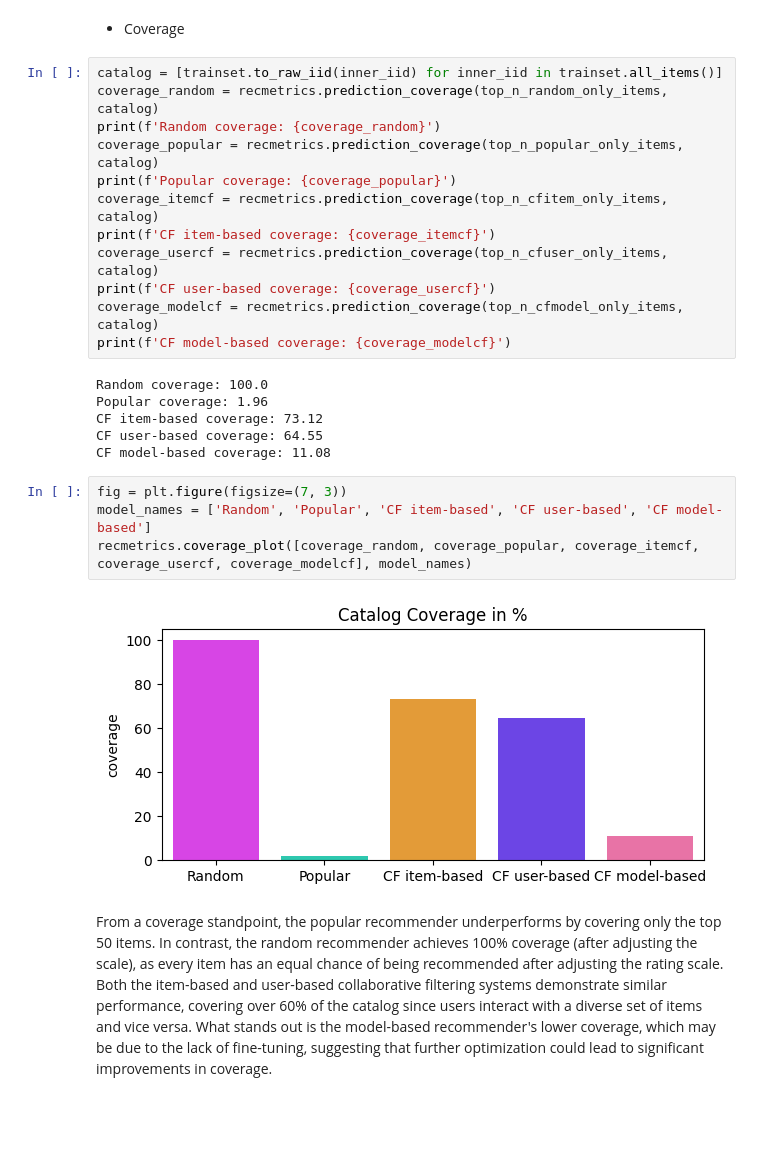
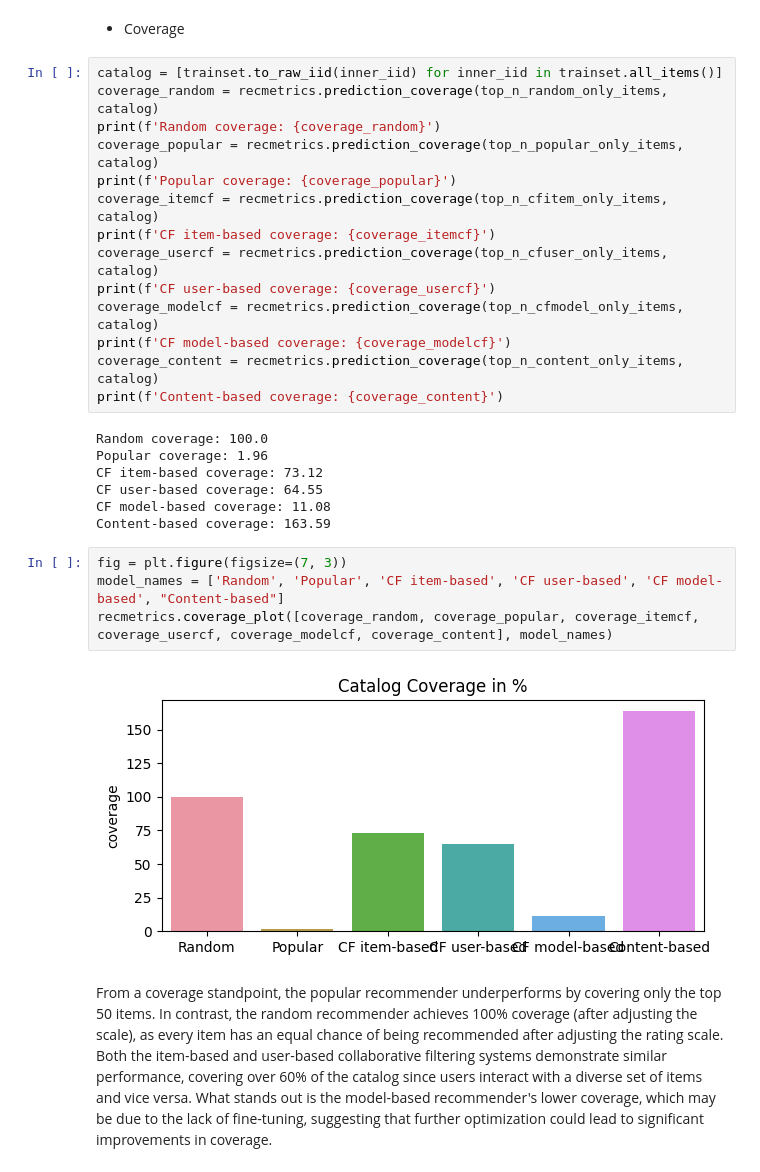
Before and after one commit to Jorgeherrero10/RecEngine, a Jupyter notebook: RecSys_Final_Project.ipynb, the cells around one changed output. Drawn from its saved outputs; the diff is of its cells as text; blank space fills up the shorter version.

Commit message:
content_based_v2

```diff
--- a/RecSys_Final_Project.ipynb
+++ b/RecSys_Final_Project.ipynb
@@ -512,18 +526,21 @@ coverage_usercf = recmetrics.prediction_coverage(top_n_cfuser_only_items, catalo
 print(f'CF user-based coverage: {coverage_usercf}')
 coverage_modelcf = recmetrics.prediction_coverage(top_n_cfmodel_only_items, catalog)
 print(f'CF model-based coverage: {coverage_modelcf}')
+coverage_content = recmetrics.prediction_coverage(top_n_content_only_items, catalog)
+print(f'Content-based coverage: {coverage_content}')
 # %% [output]
 Random coverage: 100.0
 Popular coverage: 1.96
 CF item-based coverage: 73.12
 CF user-based coverage: 64.55
 CF model-based coverage: 11.08
+Content-based coverage: 163.59
 # %%
 fig = plt.figure(figsize=(7, 3))
-model_names = ['Random', 'Popular', 'CF item-based', 'CF user-based', 'CF model-based']
-recmetrics.coverage_plot([coverage_random, coverage_popular, coverage_itemcf, coverage_usercf, coverage_modelcf], model_names)
+model_names = ['Random', 'Popular', 'CF item-based', 'CF user-based', 'CF model-based', "Content-based"]
+recmetrics.coverage_plot([coverage_random, coverage_popular, coverage_itemcf, coverage_usercf, coverage_modelcf, coverage_content], model_names)
 # %% [output]
-[figure, old version]
+[figure, new version]
 # %% [markdown]
 From a coverage standpoint, the popular recommender underperforms by covering only the top 50 items. In contrast, the random recommender achieves 100% coverage (after adjusting the scale), as every item has an equal chance of being recommended after adjusting the rating scale. Both the item-based and user-based collaborative filtering systems demonstrate similar performance, covering over 60% of the catalog since users interact with a diverse set of items and vice versa. What stands out is the model-based recommender's lower coverage, which may be due to the lack of fine-tuning, suggesting that further optimization could lead to significant improvements in coverage.
 # %% [markdown]
```
Also changed, not shown: parts of 14 cells of this notebook.
